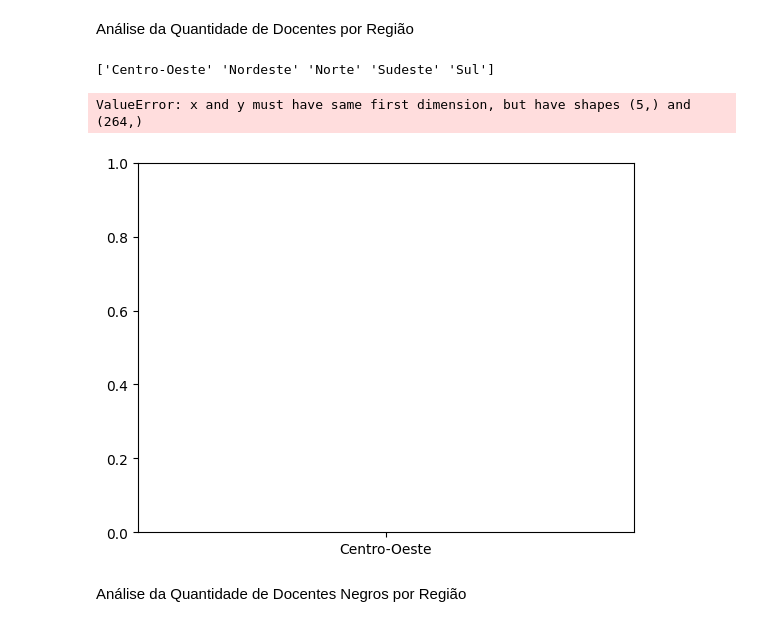
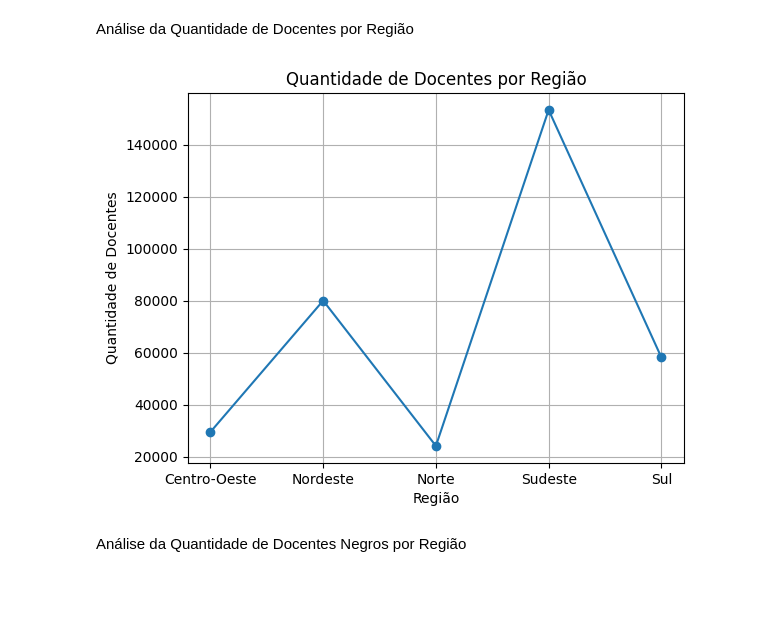
Before and after one commit to luanmenezesmatos/Kick-TrabalhoPython, a Jupyter notebook: script.ipynb, the cells around one changed output. Saved outputs shown, nothing was run; the diff lists cells and outputs as text; code cells hidden in the pictures; blank space fills up the shorter version.

```diff
--- a/script.ipynb
+++ b/script.ipynb
@@ -65,10 +65,10 @@ print(regioesCores)
 # %% [markdown]
 Análise da Quantidade de Docentes por Região
 # %%
-""" # Agrupar por região e somar a quantidade de técnicos
-dataAgrupado = ies_df.groupby('NO_REGIAO_IES')['QT_TEC_TOTAL'].sum()
+# Agrupar por região e somar a quantidade de técnicos
+""" dataAgrupado = ies_df.groupby('NO_REGIAO_IES')['QT_TEC_TOTAL'].sum()
 
-plt.plot(dataAgrupado.index, dataAgrupado.values, marker="o") # Plotando o gráfico de linhas
+plt.bar(dataAgrupado.index, dataAgrupado.values, marker="o") # Plotando o gráfico de linhas
 plt.title('Quantidade de Docentes por Região') # Título do gráfico
 plt.xlabel('Região') # Legenda do eixo X
 plt.ylabel('Quantidade de Docentes') # Legenda do eixo Y
@@ -78,39 +78,76 @@ plt.grid(True) # Exibindo as linhas de grade
 plt.show() # Exibindo o gráfico """
 ################## CÓDIGO ACIMA FUNCIONANDO ##################
 
-regioesArray = ies_df['NO_REGIAO_IES'].to_numpy() # Pegando as regiões do dataframe
+""" regioesArray = ies_df['NO_REGIAO_IES'].to_numpy() # Pegando as regiões do dataframe
 regioesArray = np.unique(regioesArray) # Removendo as regiões duplicadas
 print(regioesArray) # Exibindo as regiões
 # Exibe: ['Centro-Oeste' 'Nordeste' 'Norte' 'Sudeste' 'Sul']
 
 regiaoCentroOeste = ies_df[ies_df['NO_REGIAO_IES'] == 'Centro-Oeste']["QT_TEC_TOTAL"]
 regiaoNordeste = ies_df[ies_df['NO_REGIAO_IES'] == 'Nordeste']["QT_TEC_TOTAL"]
 regiaoNorte = ies_df[ies_df['NO_REGIAO_IES'] == 'Norte']["QT_TEC_TOTAL"]
 regiaoSudeste = ies_df[ies_df['NO_REGIAO_IES'] == 'Sudeste']["QT_TEC_TOTAL"]
 regiaoSul = ies_df[ies_df['NO_REGIAO_IES'] == 'Sul']["QT_TEC_TOTAL"]
 
 #plt.plot(regioesArray, regiaoCentroOeste, label="Centro-Oeste") # Plotando o gráfico de linhas
 
 # Guardar esse, pois será o código da mudança de cores de acordo com a região
 # # plt.plot(regioesArray, regiaoCentroOeste, label="Centro-Oeste", color=regioesCores['Centro-Oeste']) # Plotando o gráfico de linhas
 
 # Usar o dicionário de cores para definir a cor de cada linha no gráfico
 plt.plot(regioesArray, regiaoCentroOeste, label="Centro-Oeste", color=regioesCores['Centro-Oeste'])
 plt.plot(regioesArray, regiaoNordeste, label="Nordeste", color=regioesCores['Nordeste'])
 plt.plot(regioesArray, regiaoNorte, label="Norte", color=regioesCores['Norte'])
 plt.plot(regioesArray, regiaoSudeste, label="Sudeste", color=regioesCores['Sudeste'])
 plt.plot(regioesArray, regiaoSul, label="Sul", color=regioesCores['Sul'])
 
 plt.legend(loc="best") # Exibindo a legenda
 
 plt.title('Quantidade de Docentes por Região') # Título do gráfico
 
 plt.xticks(rotation=75) # Rotacionando os nomes das regiões
 
-plt.show()
+plt.show() """
+
+# Pegando as regiões do dataframe
+
+""" regioesArray = ies_df['NO_REGIAO_IES'].to_numpy()
+regioesArray = np.unique(regioesArray)  # Removendo as regiões duplicadas
+
+regiaoCentroOeste = ies_df[ies_df['NO_REGIAO_IES'] == 'Centro-Oeste']["QT_TEC_TOTAL"]
+regiaoNordeste = ies_df[ies_df['NO_REGIAO_IES'] == 'Nordeste']["QT_TEC_TOTAL"]
+regiaoNorte = ies_df[ies_df['NO_REGIAO_IES'] == 'Norte']["QT_TEC_TOTAL"]
+regiaoSudeste = ies_df[ies_df['NO_REGIAO_IES'] == 'Sudeste']["QT_TEC_TOTAL"]
+regiaoSul = ies_df[ies_df['NO_REGIAO_IES'] == 'Sul']["QT_TEC_TOTAL"]
+
+# Usar o dicionário de cores para definir a cor de cada linha no gráfico
+plt.plot(regioesArray, regiaoCentroOeste, label="Centro-Oeste", color=regioesCores['Centro-Oeste'])
+plt.plot(regioesArray, regiaoNordeste, label="Nordeste", color=regioesCores['Nordeste'])
+plt.plot(regioesArray, regiaoNorte, label="Norte", color=regioesCores['Norte'])
+plt.plot(regioesArray, regiaoSudeste, label="Sudeste", color=regioesCores['Sudeste'])
+plt.plot(regioesArray, regiaoSul, label="Sul", color=regioesCores['Sul'])
+
+plt.legend(loc="best") # Exibindo a legenda
+
+plt.title('Quantidade de Docentes por Região') # Título do gráfico
+
+plt.xticks(rotation=75) # Rotacionando os nomes das regiões
+
+plt.show() # Exibindo o gráfico """
+
+dataDocTotal = ies_df.groupby('NO_REGIAO_IES')['QT_TEC_TOTAL'].sum()
+
+plt.plot(dataDocTotal.index, dataDocTotal.values, marker="o") # Plotando o gráfico de linhas
+
+plt.title('Quantidade de Docentes por Região') # Título do gráfico
+
+plt.xlabel('Região') # Legenda do eixo X
+plt.ylabel('Quantidade de Docentes') # Legenda do eixo Y
+
+plt.grid(True) # Exibindo as linhas de grade
+
+plt.show() # Exibindo o gráfico
 # %% [output]
-['Centro-Oeste' 'Nordeste' 'Norte' 'Sudeste' 'Sul']
-ValueError: x and y must have same first dimension, but have shapes (5,) and (264,)
-[figure, old version]
+[figure, new version]
 # %% [markdown]
 Análise da Quantidade de Docentes Negros por Região
```
Also changed, not shown: parts of 1 cell of this notebook.
